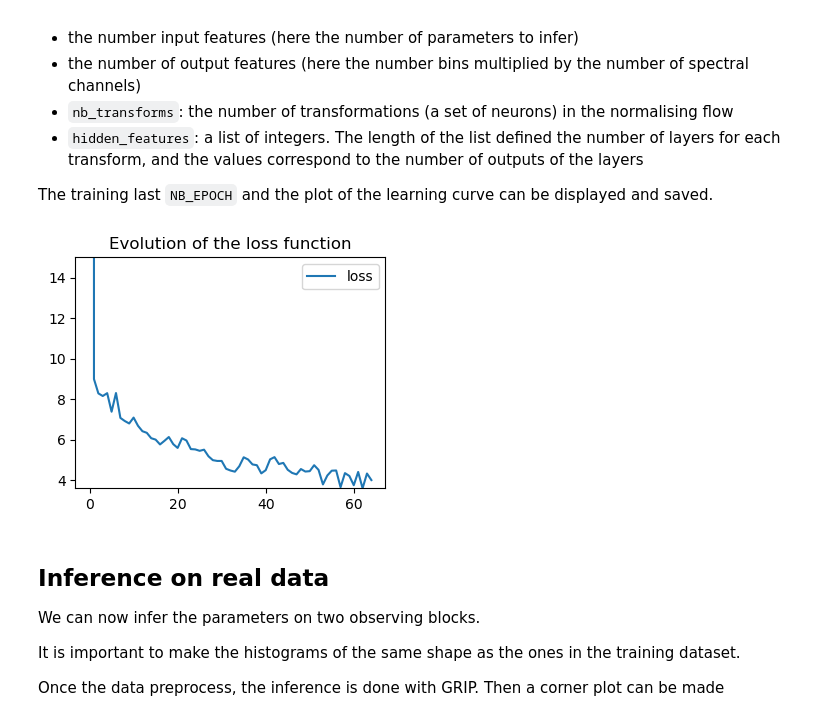
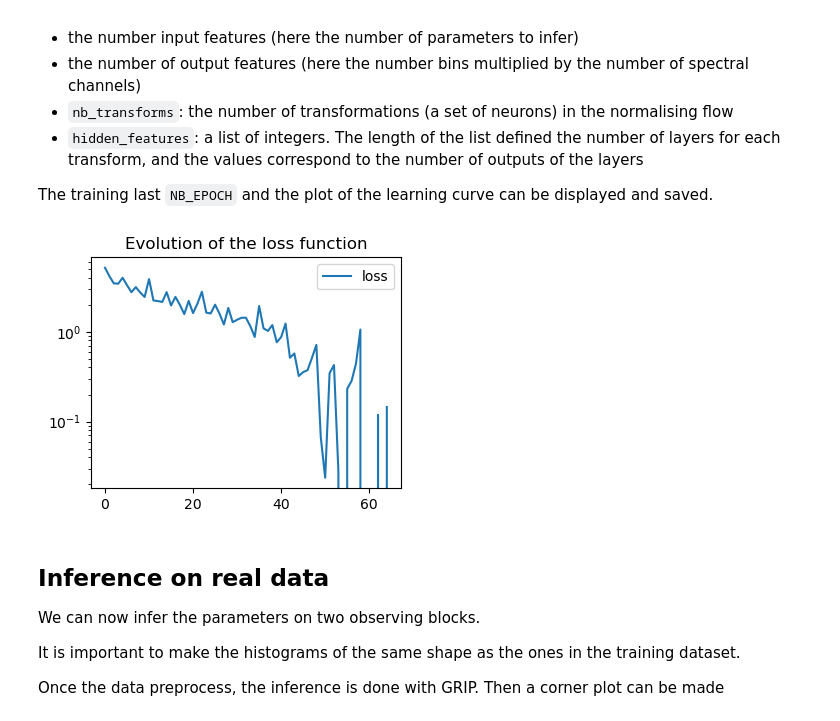
Before and after one commit to mamartinod/grip-nulling, a Jupyter notebook: tutorials/tuto6_npe.ipynb, the cells around one changed output. Saved outputs shown, nothing was run; the diff lists cells and outputs as text; code cells hidden in the pictures.

```diff
--- a/tutorials/tuto6_npe.ipynb
+++ b/tutorials/tuto6_npe.ipynb
@@ -169,12 +169,13 @@ The training last `NB_EPOCH` and the plot of the learning curve can be displayed
 # %%
 NB_EPOCH = 65
 param_dim = len(param_label)
 nb_transforms = 3
-hidden_features = [128] * 3 + [64] * 5
-gnpe.set_nn(param_dim, N_BINS * wl_scale.size, nb_transforms, hidden_features)
-training_loss = gnpe.train_nn(NB_EPOCH, train_set, show_plot=True, save_fig=False, save_path='')
+nb_layers = 5
+hidden_features = 100
+gnpe.set_nn(nb_transforms, nb_layers, hidden_features)
+training_loss = gnpe.train_nn(NB_EPOCH, show_plot=True, save_fig=False, save_path='loss_curve_2.png')
 # %% [output]
-[figure, old version]
+[figure, new version]
 # %% [markdown]
 ## Inference on real data
 We can now infer the parameters on two observing blocks.
```
Also changed, not shown: parts of 1 cell of this notebook, 2 other files.
